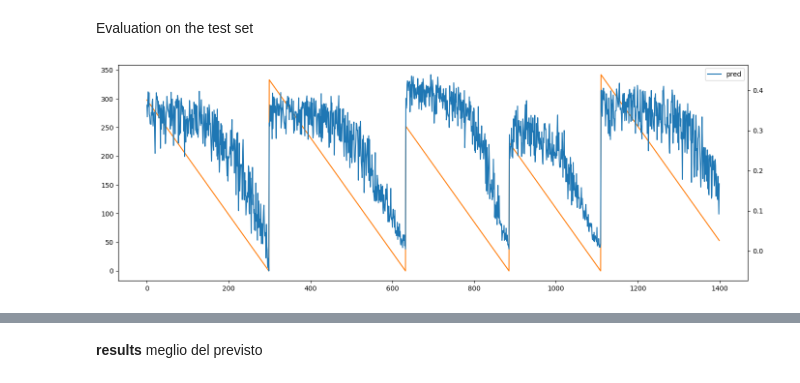
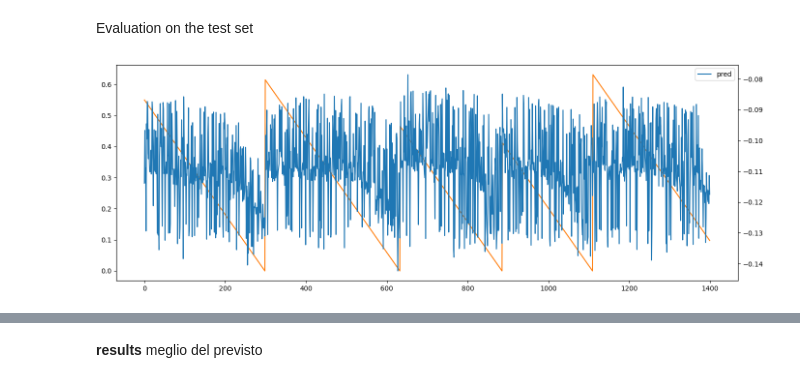
Before and after one commit to giorgiapavani/AI-in-Industry, a Jupyter notebook: notebooks/1. Domain Knowledge Injection via SBR.ipynb, the cells around one changed output, grey strips where cells are left out. Cells and saved outputs as stored; diff of their text form; code cells hidden in the pictures.

```diff
--- a/notebooks/1. Domain Knowledge Injection via SBR.ipynb
+++ b/notebooks/1. Domain Knowledge Injection via SBR.ipynb
@@ -657,6 +423,6 @@ plot_results(mse_seeds, mse_mean, mse_std)
 # %% [markdown]
 #### 50% of unsupervised
 # %%
-tru_2 = split_data(tru=tru, tru_ratio=0.50)
+tru_3 = cst.split_data(ts, tru=tru, tru_ratio=0.50)
 # %% [output]
 Num. samples: 22692 (unsupervised), 15864 (test)
@@ -668,5 +429,7 @@ ts_s = standardize(ts)
+# %%
+tru_s, ts_s, trmaxrul = cst.standardize(tru_3, ts, dt_in)
 # %%
-tru_st = remove_rul(tru_s)
+tru_st = cst.remove_rul(tru_s)
 # %%
 pred = []
 for i in range(3):
@@ -675,6 +438,6 @@ for i in range(3):
     batch_gen = cst.CstBatchGenerator(tru_st, dt_in, batch_size=32)
     cb = [callbacks.EarlyStopping(monitor='loss', patience=10, restore_best_weights=True)]
     nn2.compile(optimizer='Adam', run_eagerly=False)
-    history = nn2.fit(batch_gen, epochs=20, verbose=1, callbacks=cb)
-    pred.append(nn.predict(ts_s[dt_in]).ravel() * trmaxrul)
+    history = nn2.fit(batch_gen, epochs=5, verbose=1, callbacks=cb)
+    pred.append(nn2.predict(ts_s[dt_in]).ravel())
 # %% [output]
@@ -698,7 +461,7 @@ Epoch 20/20
 # %% [markdown]
 Evaluation on the test set
 # %%
-ts_pred = pred[0].ravel() * trmaxrul
-cst.plot_rul(ts_pred[:stop], ts["rul"].iloc[:stop], same_scale=False, figsize=figsize)
+ts_pred = pred[0]
+cst.plot_rul(ts_pred[:stop], ts_s["rul"].iloc[:stop], same_scale=False, figsize=figsize)
 # %% [output]
-[figure, old version]
+[figure, new version]
```
Also changed, not shown: parts of 114 cells of this notebook, 2 other files.
